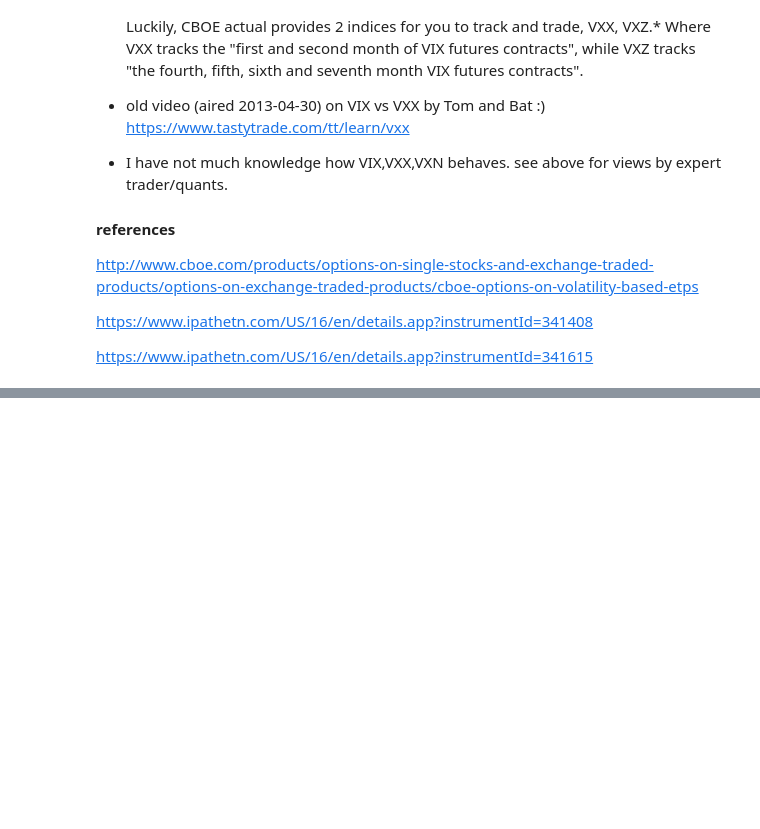
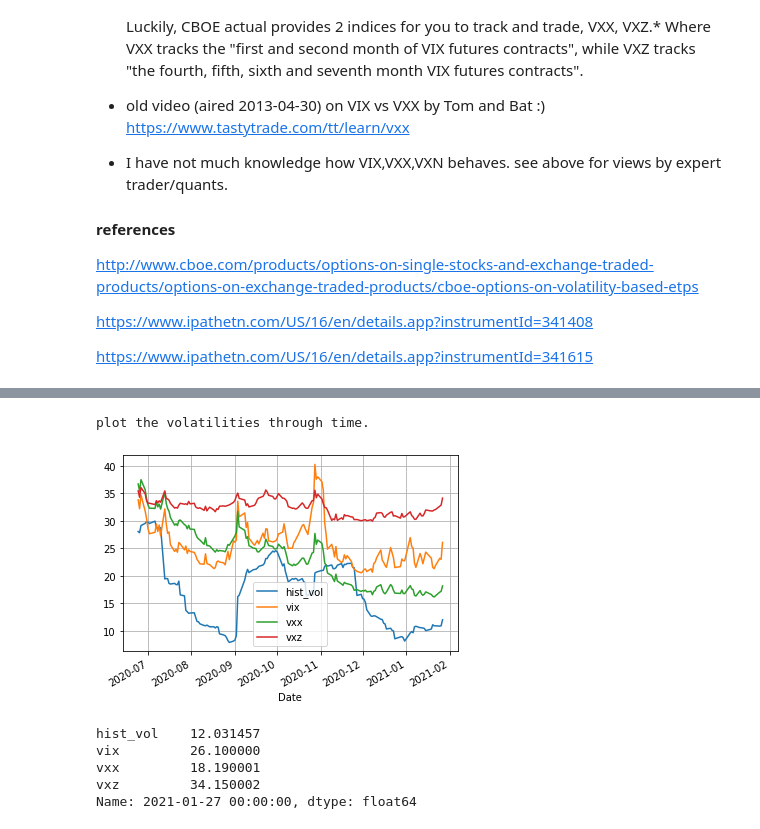
Before and after one commit to pangyuteng/public-misc, a Jupyter notebook: finance/basics/vix-vxx-vxz.ipynb, the cells around one changed output, grey strips where cells are left out. Saved outputs shown, nothing was run; the diff lists cells and outputs as text; code cells hidden in the pictures; blank space fills up the shorter version.

```diff
--- a/finance/basics/vix-vxx-vxz.ipynb
+++ b/finance/basics/vix-vxx-vxz.ipynb
@@ -64,0 +65,15 @@ plot the volatilities through time.
+# %%
+df[-150:].plot()
+plt.grid(True)
+print("plot the volatilities through time.")
+# %% [output]
+plot the volatilities through time.
+[figure, added]
+# %%
+df.iloc[-1]
+# %% [output]
+hist_vol    12.031457
+vix         26.100000
+vxx         18.190001
+vxz         34.150002
+Name: 2021-01-27 00:00:00, dtype: float64
```
Also changed, not shown: parts of 1 cell of this notebook, 2 other files.
